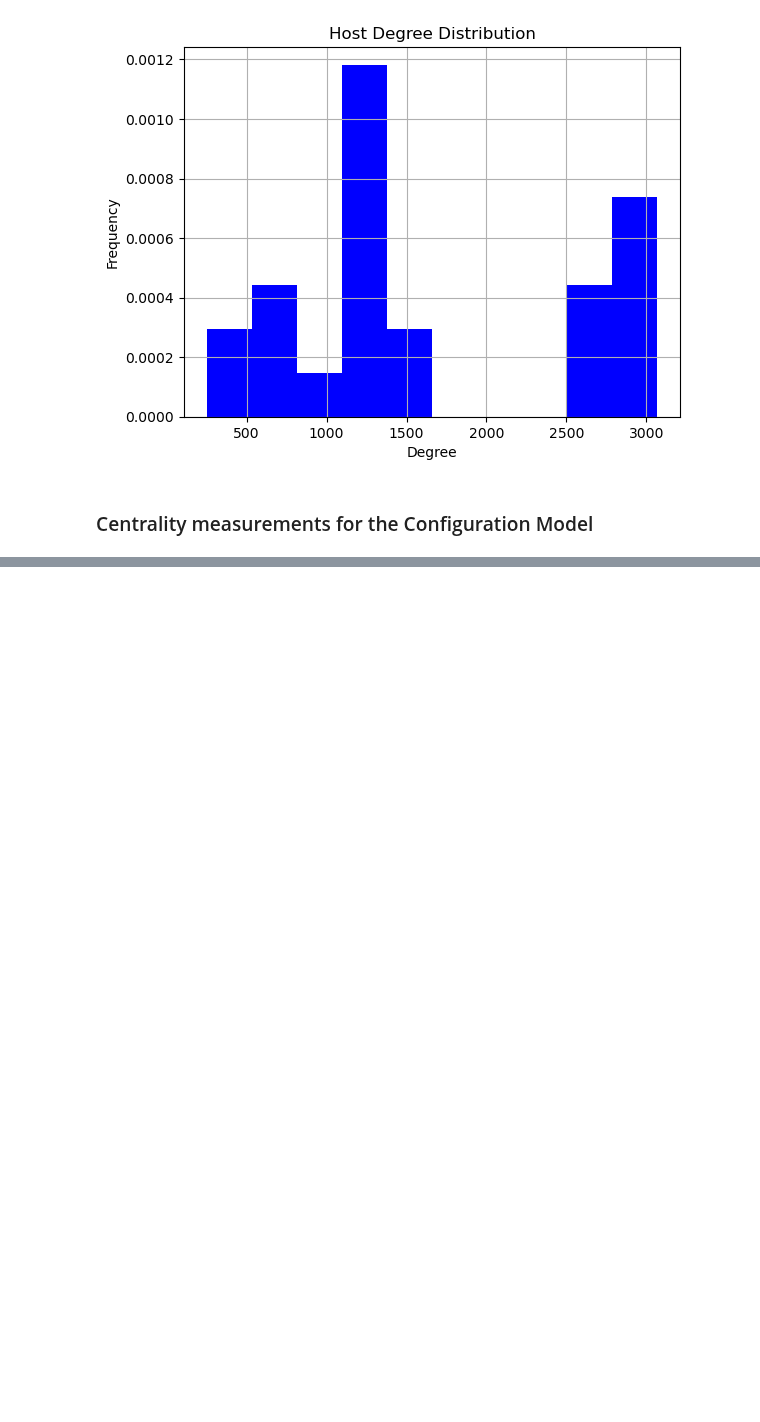
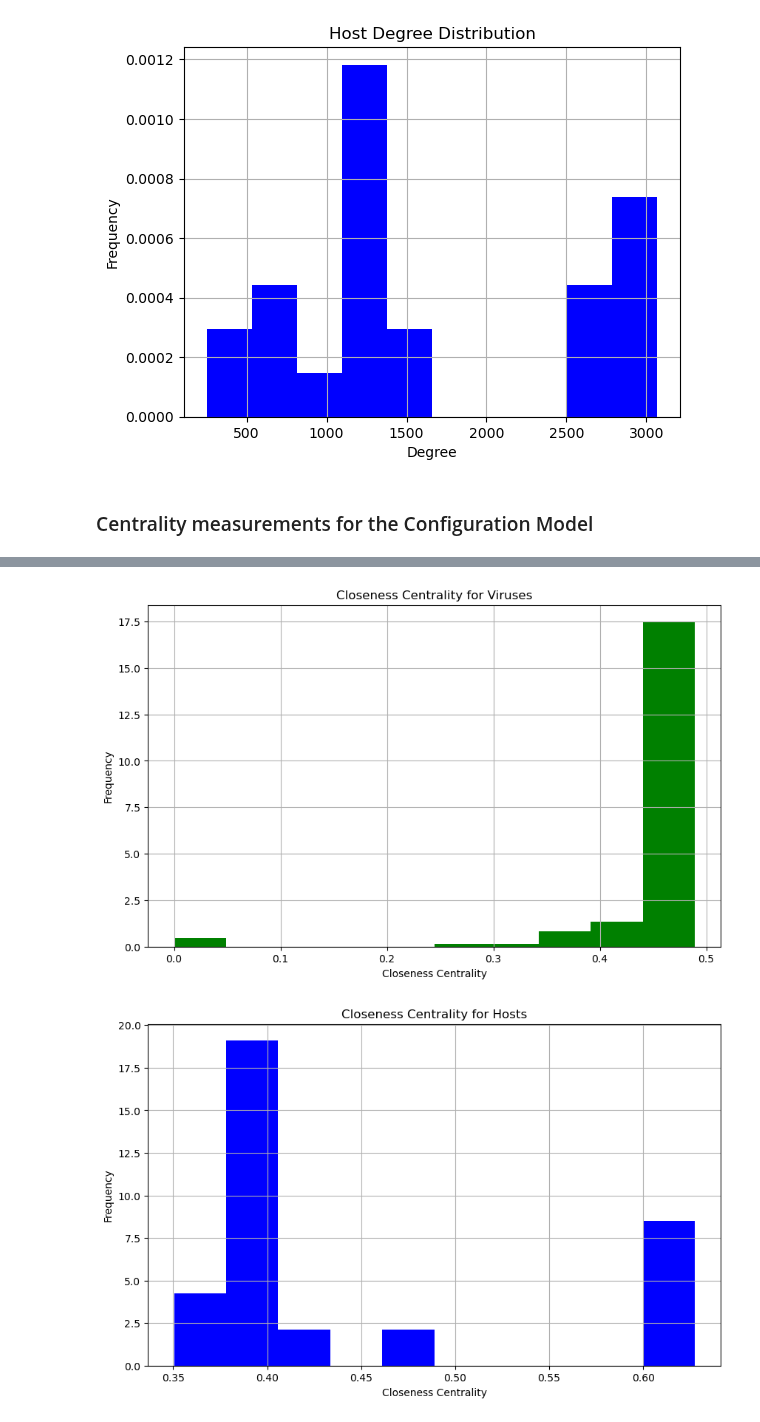
Before and after one commit to DuhaimeLab/VirusHostNetworkAnalysis, a Jupyter notebook: VHIP_real_data_tutorial.ipynb, the cells around one changed output, grey strips where cells are left out. Drawn from its saved outputs; the diff is of its cells as text; code cells hidden in the pictures; blank space fills up the shorter version.

```diff
--- a/VHIP_real_data_tutorial.ipynb
+++ b/VHIP_real_data_tutorial.ipynb
@@ -89,0 +114,10 @@ for i in range(3):
+# %%
+aug4_config = CM(aug4.virus_host_array)
+aug4_config.bootstrap_stats(1000)
+aug4_closeness_plot = Graph(aug4_config.matrix_vhip, aug4.unique_viruses, aug4.unique_hosts)
+aug4_closeness_plot.initialize_graph()
+aug4_closeness_plot.calculate_centrality(1000)
+aug4_closeness_plot.plot_closeness()
+# %% [output]
+[figure, added]
+[figure, added]
```
Also changed, not shown: parts of 2 cells of this notebook, 7 other files.
